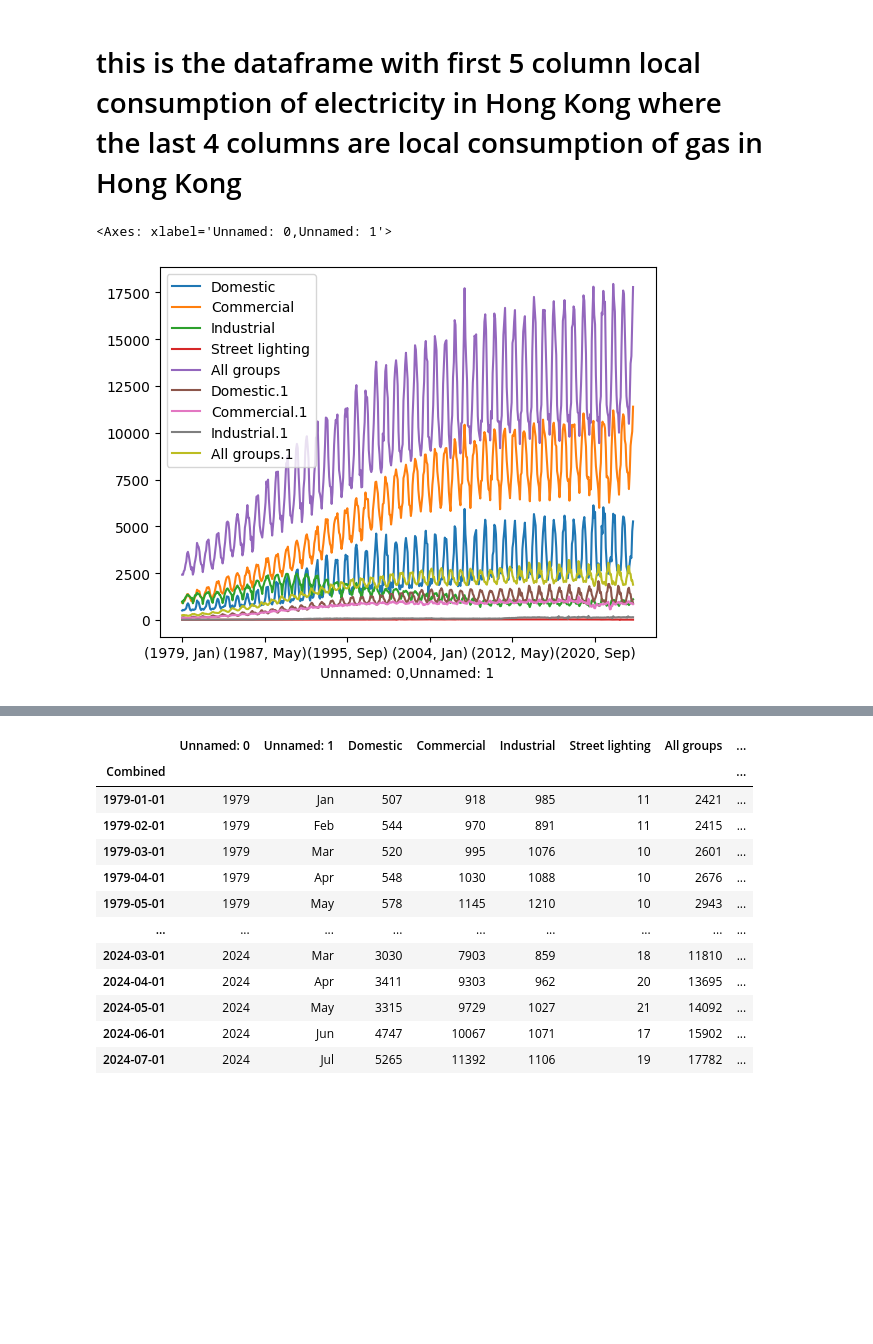
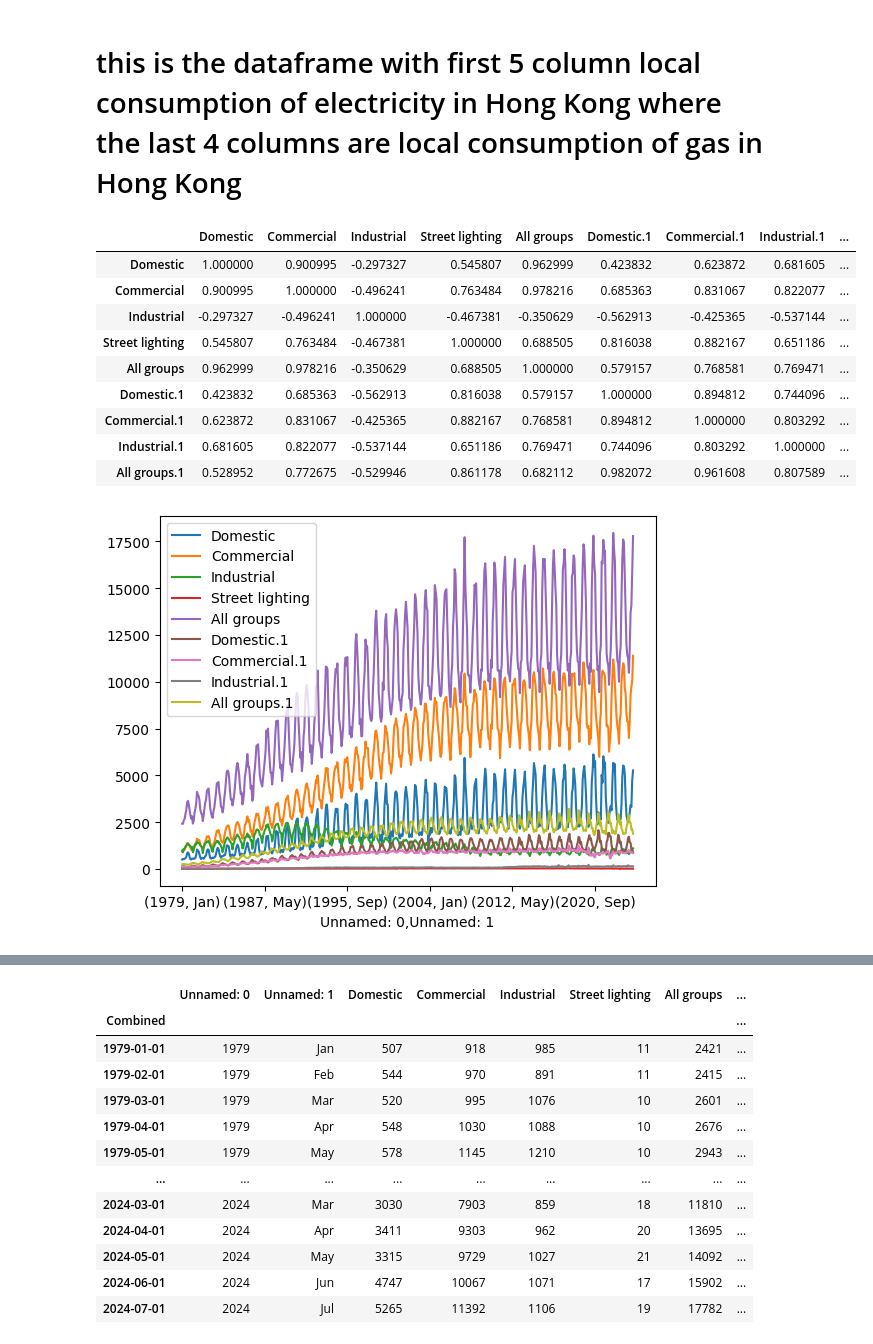
Before and after one commit to lilyleungch/erbscope99, a Jupyter notebook: data_cleansing/data_cleansing.ipynb, the cells around one changed output, grey strips where cells are left out. Cells and saved outputs as stored; diff of their text form; code cells hidden in the pictures; blank space fills up the shorter version.

```diff
--- a/data_cleansing/data_cleansing.ipynb
+++ b/data_cleansing/data_cleansing.ipynb
@@ -3,14 +3,24 @@
 # %%
 import pandas as pd
 import matplotlib.pyplot as plt
 import seaborn as sns
 import numpy as np
 #temperature =pd.read_csv('CLMMAXT_HKO_.csv')
 #csv from https://www.censtatd.gov.hk/en/web_table.html?id=915-91201&full_series=1&download_csv=1
 electric= pd.read_csv('electric_gas.csv')
 electric.head(3)
 electric2=electric.set_index(['Unnamed: 0','Unnamed: 1'])
 electric2.plot()
+electric2.corr(numeric_only = True)
 # %% [output]
-<Axes: xlabel='Unnamed: 0,Unnamed: 1'>
+|  | Domestic | Commercial | Industrial | Street lighting | All groups | Domestic.1 | Commercial.1 | Industrial.1 | ... |
+| Domestic | 1.000000 | 0.900995 | -0.297327 | 0.545807 | 0.962999 | 0.423832 | 0.623872 | 0.681605 | ... |
+| Commercial | 0.900995 | 1.000000 | -0.496241 | 0.763484 | 0.978216 | 0.685363 | 0.831067 | 0.822077 | ... |
+| Industrial | -0.297327 | -0.496241 | 1.000000 | -0.467381 | -0.350629 | -0.562913 | -0.425365 | -0.537144 | ... |
+| Street lighting | 0.545807 | 0.763484 | -0.467381 | 1.000000 | 0.688505 | 0.816038 | 0.882167 | 0.651186 | ... |
+| All groups | 0.962999 | 0.978216 | -0.350629 | 0.688505 | 1.000000 | 0.579157 | 0.768581 | 0.769471 | ... |
+| Domestic.1 | 0.423832 | 0.685363 | -0.562913 | 0.816038 | 0.579157 | 1.000000 | 0.894812 | 0.744096 | ... |
+| Commercial.1 | 0.623872 | 0.831067 | -0.425365 | 0.882167 | 0.768581 | 0.894812 | 1.000000 | 0.803292 | ... |
+| Industrial.1 | 0.681605 | 0.822077 | -0.537144 | 0.651186 | 0.769471 | 0.744096 | 0.803292 | 1.000000 | ... |
+| All groups.1 | 0.528952 | 0.772675 | -0.529946 | 0.861178 | 0.682112 | 0.982072 | 0.961608 | 0.807589 | ... |
 [figure]
```
Also changed, not shown: parts of 1 cell of this notebook.
